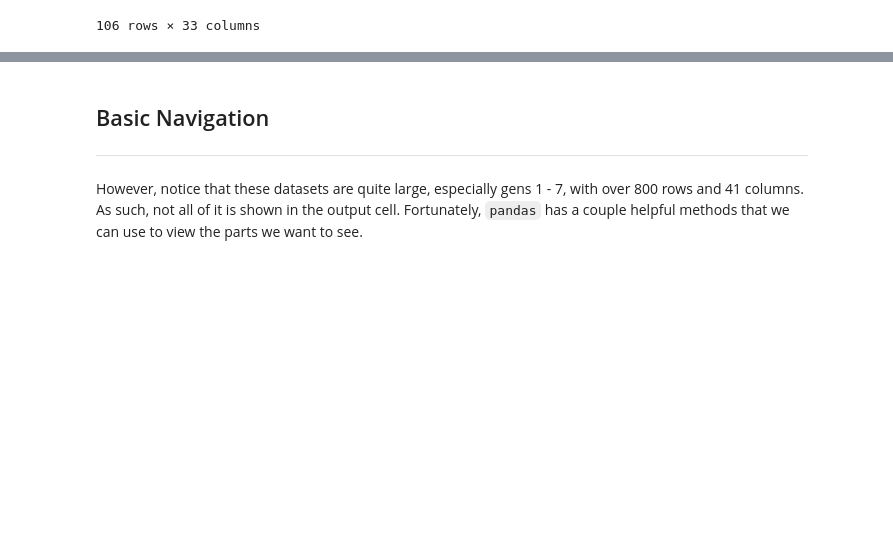
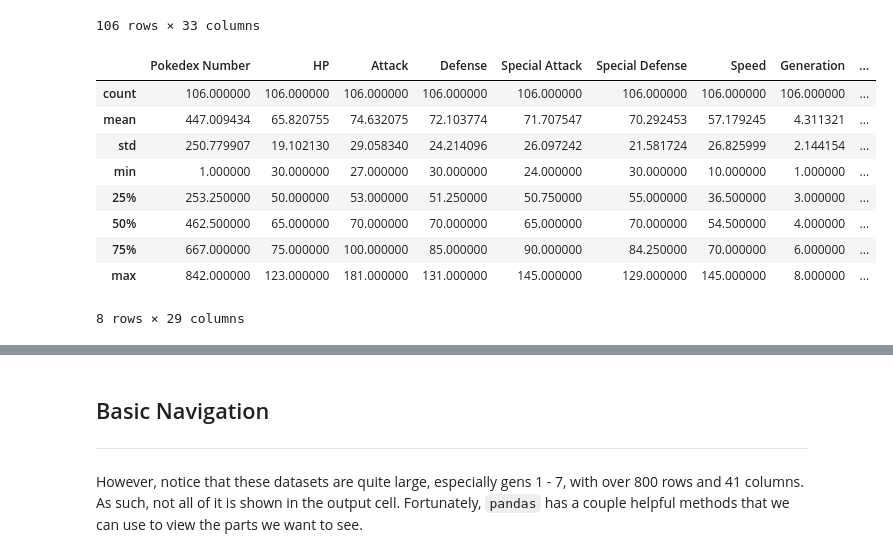
Before and after one commit to HackChart/data-analysis, a Jupyter notebook: Pokemon/pokemon_nb.ipynb, the cells around one changed output, grey strips where cells are left out. Drawn from its saved outputs; the diff is of its cells as text; code cells hidden in the pictures; blank space fills up the shorter version.

```diff
--- a/Pokemon/pokemon_nb.ipynb
+++ b/Pokemon/pokemon_nb.ipynb
@@ -137,3 +134,16 @@ grass
 | 871 | 841 | Flapple | Grass | Dragon | 70 | 110 | 80 | 95 | 60 | ... |
 | 872 | 842 | Appletun | Grass | Dragon | 110 | 85 | 80 | 100 | 80 | ... |
 106 rows × 33 columns
+# %%
+grass.describe()
+# %% [output]
+|  | Pokedex Number | HP | Attack | Defense | Special Attack | Special Defense | Speed | Generation | ... |
+| count | 106.000000 | 106.000000 | 106.000000 | 106.000000 | 106.000000 | 106.000000 | 106.000000 | 106.000000 | ... |
+| mean | 447.009434 | 65.820755 | 74.632075 | 72.103774 | 71.707547 | 70.292453 | 57.179245 | 4.311321 | ... |
+| std | 250.779907 | 19.102130 | 29.058340 | 24.214096 | 26.097242 | 21.581724 | 26.825999 | 2.144154 | ... |
+| min | 1.000000 | 30.000000 | 27.000000 | 30.000000 | 24.000000 | 30.000000 | 10.000000 | 1.000000 | ... |
+| 25% | 253.250000 | 50.000000 | 53.000000 | 51.250000 | 50.750000 | 55.000000 | 36.500000 | 3.000000 | ... |
+| 50% | 462.500000 | 65.000000 | 70.000000 | 70.000000 | 65.000000 | 70.000000 | 54.500000 | 4.000000 | ... |
+| 75% | 667.000000 | 75.000000 | 100.000000 | 85.000000 | 90.000000 | 84.250000 | 70.000000 | 6.000000 | ... |
+| max | 842.000000 | 123.000000 | 181.000000 | 131.000000 | 145.000000 | 129.000000 | 145.000000 | 8.000000 | ... |
+8 rows × 29 columns
```
Also changed, not shown: parts of 4 cells of this notebook, 1 other file.
